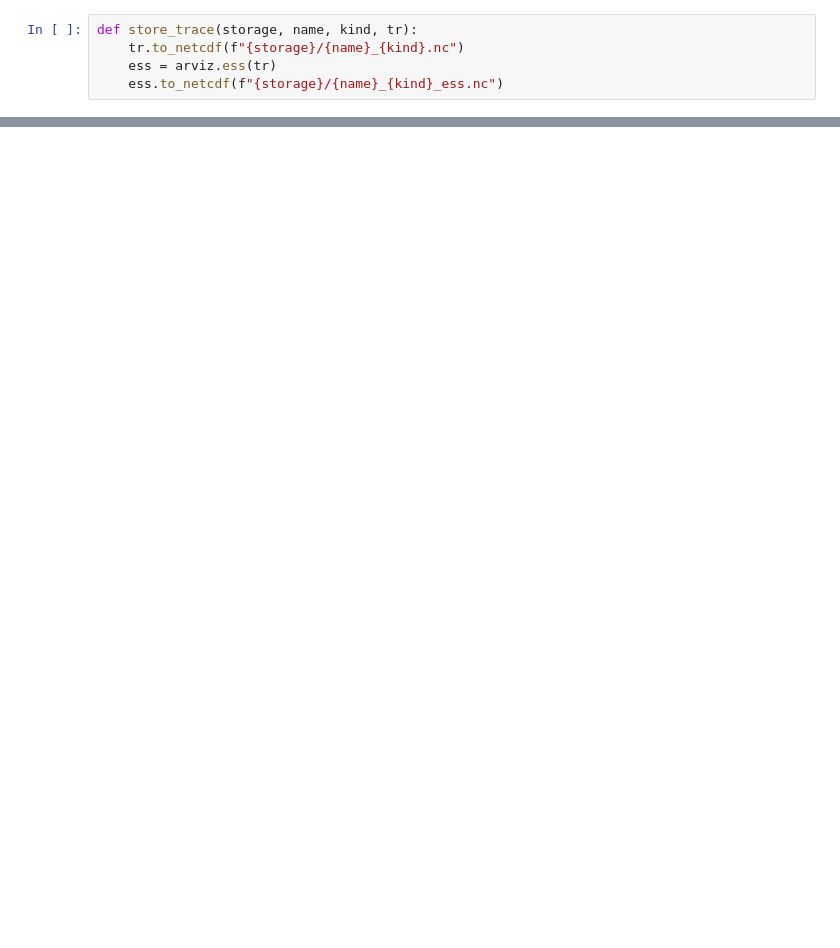
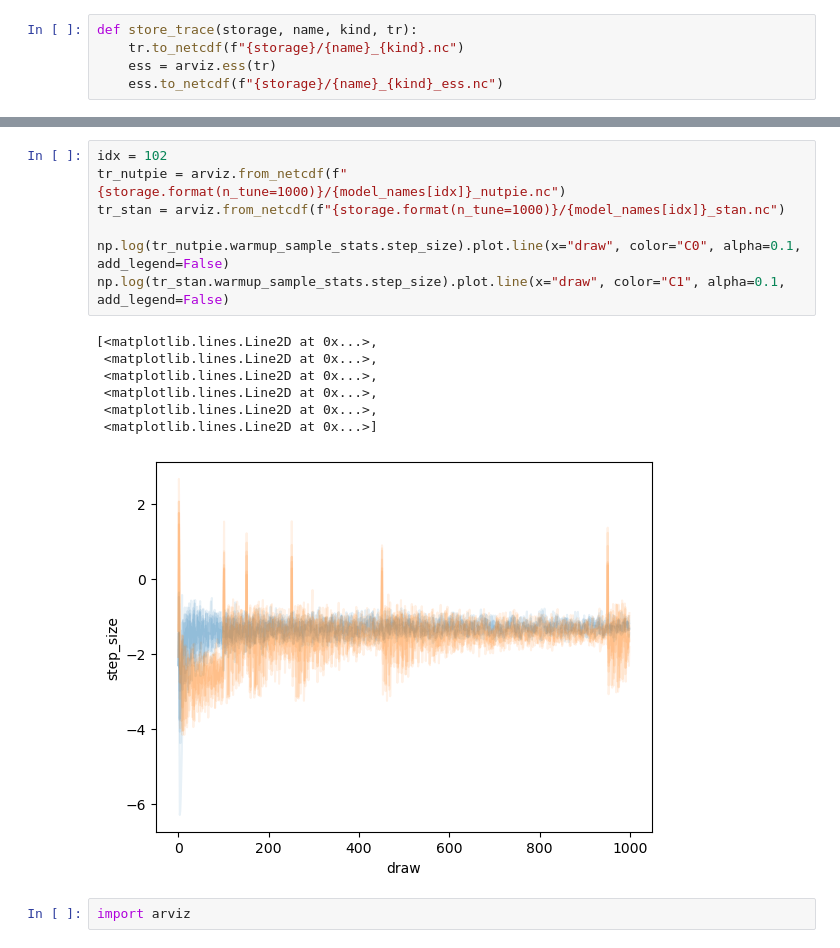
Before and after one commit to elc45/fisher-hmc-paper, a Jupyter notebook: notebooks/model-zoo.ipynb, the cells around one changed output, grey strips where cells are left out. Drawn from its saved outputs; the diff is of its cells as text; blank space fills up the shorter version.

```diff
--- a/notebooks/model-zoo.ipynb
+++ b/notebooks/model-zoo.ipynb
@@ -139,0 +228,17 @@ np.log(tr_stan.warmup_sample_stats.step_size).plot.line(x="draw", color="C1", al
+# %%
+idx = 102
+tr_nutpie = arviz.from_netcdf(f"{storage.format(n_tune=1000)}/{model_names[idx]}_nutpie.nc")
+tr_stan = arviz.from_netcdf(f"{storage.format(n_tune=1000)}/{model_names[idx]}_stan.nc")
+
+np.log(tr_nutpie.warmup_sample_stats.step_size).plot.line(x="draw", color="C0", alpha=0.1, add_legend=False)
+np.log(tr_stan.warmup_sample_stats.step_size).plot.line(x="draw", color="C1", alpha=0.1, add_legend=False)
+# %% [output]
+[<matplotlib.lines.Line2D at 0x...>,
+ <matplotlib.lines.Line2D at 0x...>,
+ <matplotlib.lines.Line2D at 0x...>,
+ <matplotlib.lines.Line2D at 0x...>,
+ <matplotlib.lines.Line2D at 0x...>,
+ <matplotlib.lines.Line2D at 0x...>]
+[figure, added]
+# %%
+import arviz
```
Also changed, not shown: parts of 52 cells of this notebook, 1 other file.
